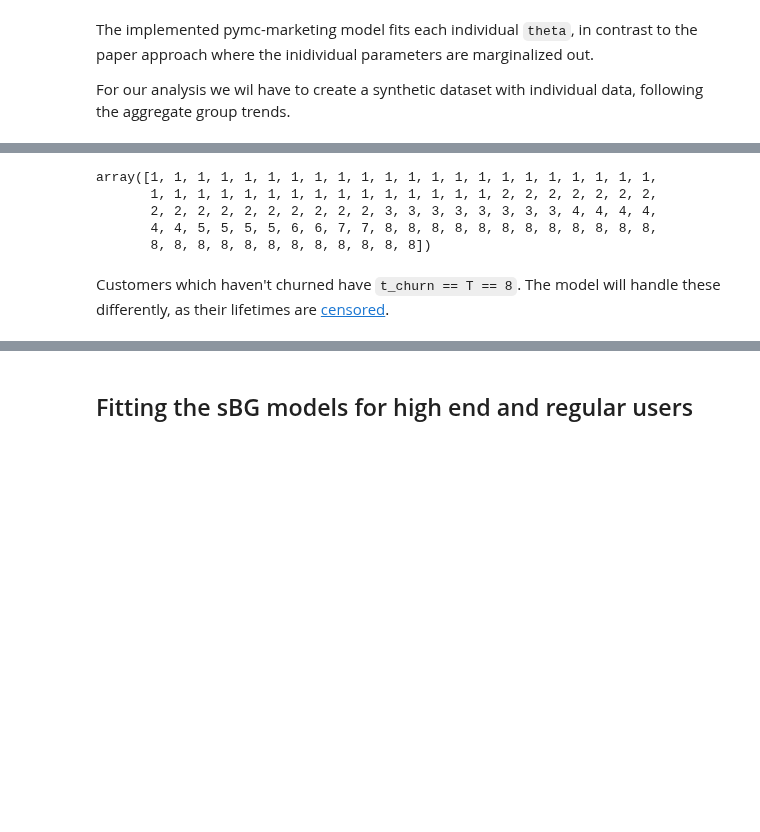
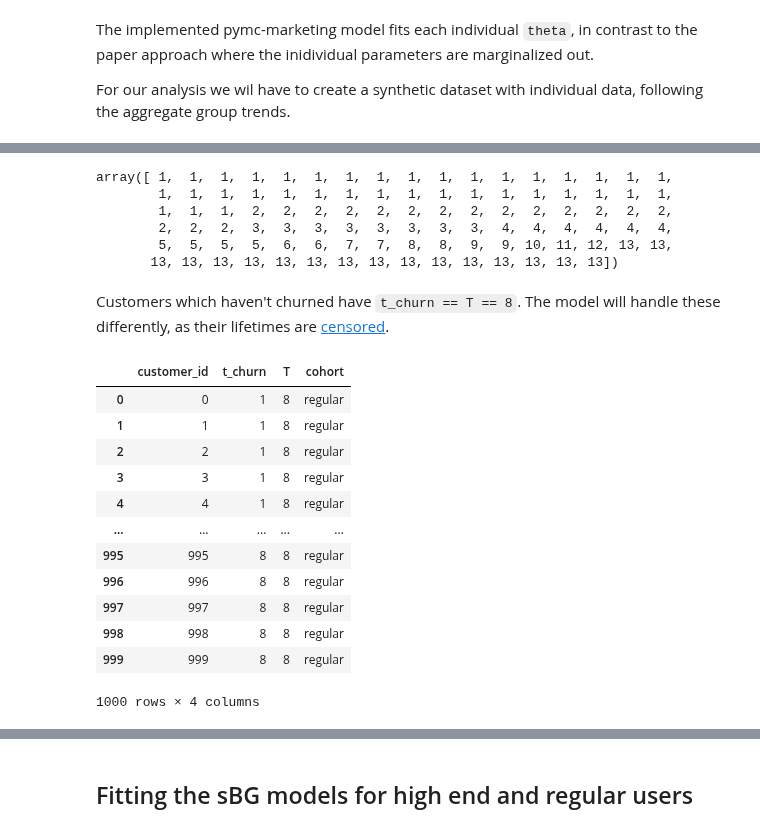
Before and after one commit to ColtAllen/pymc-marketing, a Jupyter notebook: docs/source/notebooks/clv/dev/sBG-Population.ipynb, the cells around one changed output, grey strips where cells are left out. Cells and saved outputs as stored; diff of their text form; code cells hidden in the pictures; blank space fills up the shorter version.

```diff
--- a/docs/source/notebooks/clv/dev/sBG-Population.ipynb
+++ b/docs/source/notebooks/clv/dev/sBG-Population.ipynb
@@ -143,18 +173,19 @@ T = 8  # In the paper only the first 7 years are included in the model
 truncated_df = df[:T]
 initial_customers = 1000  # Seems to be what F&H use, according to Appendix B
 churn_highend = individual_data_from_percentage_alive(
-    truncated_df["highend"], initial_customers
+    df["highend"], initial_customers
 )
 churn_regular = individual_data_from_percentage_alive(
-    truncated_df["regular"], initial_customers
+    df["regular"], initial_customers
 )
 churn_regular[::10]
 # %% [output]
-array([1, 1, 1, 1, 1, 1, 1, 1, 1, 1, 1, 1, 1, 1, 1, 1, 1, 1, 1, 1, 1, 1,
-       1, 1, 1, 1, 1, 1, 1, 1, 1, 1, 1, 1, 1, 1, 1, 2, 2, 2, 2, 2, 2, 2,
-       2, 2, 2, 2, 2, 2, 2, 2, 2, 2, 3, 3, 3, 3, 3, 3, 3, 3, 4, 4, 4, 4,
-       4, 4, 5, 5, 5, 5, 6, 6, 7, 7, 8, 8, 8, 8, 8, 8, 8, 8, 8, 8, 8, 8,
-       8, 8, 8, 8, 8, 8, 8, 8, 8, 8, 8, 8])
+array([ 1,  1,  1,  1,  1,  1,  1,  1,  1,  1,  1,  1,  1,  1,  1,  1,  1,
+        1,  1,  1,  1,  1,  1,  1,  1,  1,  1,  1,  1,  1,  1,  1,  1,  1,
+        1,  1,  1,  2,  2,  2,  2,  2,  2,  2,  2,  2,  2,  2,  2,  2,  2,
+        2,  2,  2,  3,  3,  3,  3,  3,  3,  3,  3,  4,  4,  4,  4,  4,  4,
+        5,  5,  5,  5,  6,  6,  7,  7,  8,  8,  9,  9, 10, 11, 12, 13, 13,
+       13, 13, 13, 13, 13, 13, 13, 13, 13, 13, 13, 13, 13, 13, 13])
 # %% [markdown]
 Customers which haven't churned have `t_churn == T == 8`.
 The model will handle these differently, as their lifetimes are [censored](https://en.wikipedia.org/wiki/Censoring_(statistics)).
@@ -169,3 +192,19 @@ dataset_highend = pd.DataFrame(
+# %%
+dataset_regular
+# %% [output]
+|  | customer_id | t_churn | T | cohort |
+| 0 | 0 | 1 | 8 | regular |
+| 1 | 1 | 1 | 8 | regular |
+| 2 | 2 | 1 | 8 | regular |
+| 3 | 3 | 1 | 8 | regular |
+| 4 | 4 | 1 | 8 | regular |
+| ... | ... | ... | ... | ... |
+| 995 | 995 | 8 | 8 | regular |
+| 996 | 996 | 8 | 8 | regular |
+| 997 | 997 | 8 | 8 | regular |
+| 998 | 998 | 8 | 8 | regular |
+| 999 | 999 | 8 | 8 | regular |
+1000 rows × 4 columns
 # %%
 dataset_regular = pd.DataFrame(
     {
```
Also changed, not shown: parts of 8 cells of this notebook.
